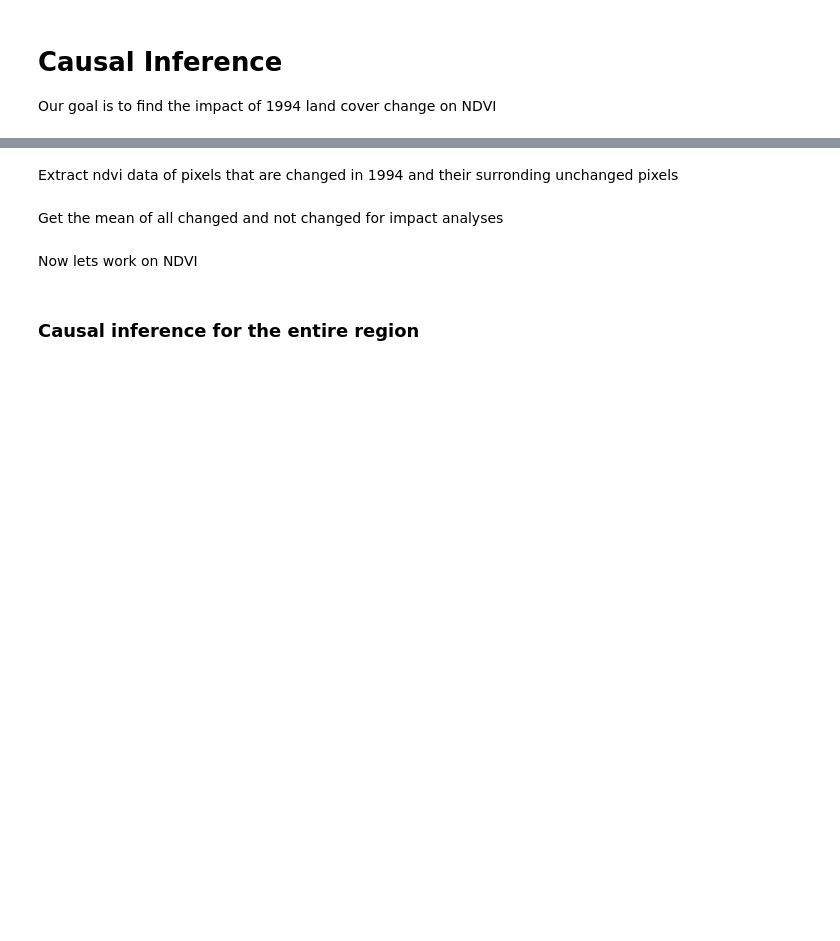
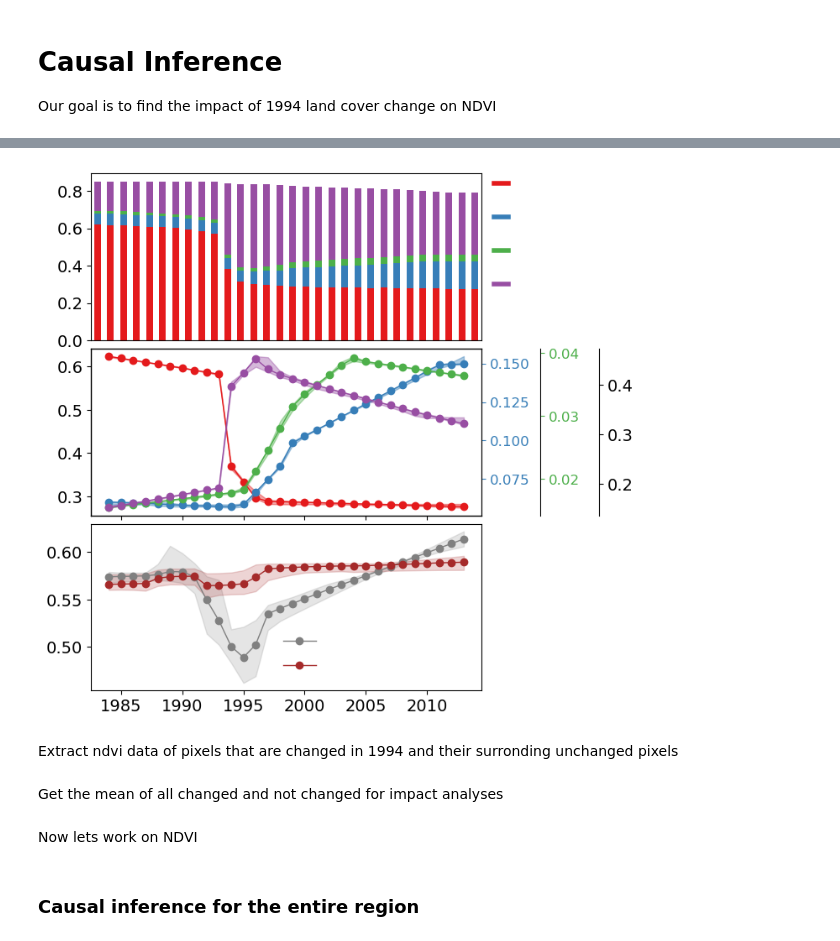
Before and after one commit to hamiddashti/greeness, a Jupyter notebook: codes/src/analyses_v4.ipynb, the cells around one changed output, grey strips where cells are left out. Drawn from its saved outputs; the diff is of its cells as text; code cells hidden in the pictures; blank space fills up the shorter version.

```diff
--- a/codes/src/analyses_v4.ipynb
+++ b/codes/src/analyses_v4.ipynb
@@ -635,3 +808,77 @@ rb.plot(ndvi_changed_1994_mean_rbeast)
+# %%
+Y_ndvi_changed_1994 = ndvi_changed_1994_mean_rbeast.trend.Y
+CI_ndvi_changed_1994 = ndvi_changed_1994_mean_rbeast.trend.CI
+
+Y_ndvi_not_changed_1994 = ndvi_not_changed_1994_mean_rbeast.trend.Y
+CI_ndvi_not_changed_1994 = ndvi_not_changed_1994_mean_rbeast.trend.CI
+ndvi_not_changed_1994_mean_rbeast.trend.slp
+
+Y_ef_changed_1994 = ef_changed_1994_mean_rbeast.trend.Y
+CI_ef_changed_1994 = ef_changed_1994_mean_rbeast.trend.CI
+
+Y_sh_changed_1994 = sh_changed_1994_mean_rbeast.trend.Y
+CI_sh_changed_1994 = sh_changed_1994_mean_rbeast.trend.CI
+
+Y_hb_changed_1994 = hb_changed_1994_mean_rbeast.trend.Y
+CI_hb_changed_1994 = hb_changed_1994_mean_rbeast.trend.CI
+
+Y_sparse_changed_1994 = sparse_changed_1994_mean_rbeast.trend.Y
+CI_sparse_changed_1994 = sparse_changed_1994_mean_rbeast.trend.CI
+# %%
+# Set default font size to 14
+plt.rcParams.update({"font.size": 14})
+
+# Set a distinct color palette
+color_palette = sns.color_palette("Set1", n_colors=4)
+
+names = ["Evergreen Forest", "Shrub", "Herbaceous", "Sparsely Vegetated"]
+
+lc_changed_1994_df.columns = names
+
+# Create subplots
+fig, ax = plt.subplots(3, 1, figsize=(6, 8), gridspec_kw={"wspace": 0.1, "hspace": 0.05})
+
+# Plotting subplots
+lc_changed_1994_df.plot(ax=ax[0], kind="bar", stacked=True, legend=False, title="", color=color_palette)
+ax[0].xaxis.set_tick_params(width=0)
+ax[0].legend(title="", bbox_to_anchor=(1, 1.05), loc="upper left", fontsize=12, handlelength=1.0, labelspacing=1.5, frameon=False)
+legend_colors = [plt.Line2D([0], [0], color=color, lw=4) for color in color_palette]
+legend_labels = [""] * len(legend_colors)
+# ax[0].set_ylabel("Percent cover")
+# Add custom legend to the plot
+ax[0].legend(legend_colors, legend_labels, title="", bbox_to_anchor=(1, 1.05), loc="upper left", fontsize=12, handlelength=1.0, labelspacing=1.5, frameon=False)
+
+ax[1].plot(t, Y_ef_changed_1994, color=color_palette[0], linewidth=1, marker='o')
+ax[1].fill_between(t, CI_ef_changed_1994[:, 0], CI_ef_changed_1994[:, 1], color=color_palette[0], alpha=0.4)
+
+ax01 = ax[1].twinx()
+ax01.plot(t, Y_sh_changed_1994, color=color_palette[1], linewidth=1, marker='o')
+ax01.fill_between(t, CI_sh_changed_1994[:, 0], CI_sh_changed_1994[:, 1], color=color_palette[1], alpha=0.4)
+ax01.tick_params(axis="both", which="major", labelsize=12,colors=color_palette[1])
+
+ax02 = ax[1].twinx()
+ax02.plot(t, Y_hb_changed_1994, color=color_palette[2], linewidth=1, marker='o')
+ax02.fill_between(t, CI_hb_changed_1994[:, 0], CI_hb_changed_1994[:, 1], color=color_palette[2], alpha=0.4)
+ax02.spines.right.set_position(("axes", 1.15))
+ax02.tick_params(axis="both", which="major", labelsize=12,colors=color_palette[2])
+
+ax03 = ax[1].twinx()
+ax03.plot(t, Y_sparse_changed_1994, color=color_palette[3], linewidth=1, marker='o')
+ax03.fill_between(t, CI_sparse_changed_1994[:, 0], CI_sparse_changed_1994[:, 1], color=color_palette[3], alpha=0.4)
+ax03.spines.right.set_position(("axes", 1.3))
+
+line1, = ax[2].plot(t, ndvi_changed_1994_mean_rbeast.trend.Y, color='gray', linewidth=1, marker='o',label="Disturbed")
+fill1 = ax[2].fill_between(t, CI_ndvi_changed_1994[:, 0], CI_ndvi_changed_1994[:, 1], color='gray', alpha=0.2)
+line2, = ax[2].plot(t, ndvi_not_changed_1994_mean_rbeast.trend.Y, color='brown', linewidth=1, marker='o',label="Not Disturbed")
+fill2 = ax[2].fill_between(t, CI_ndvi_not_changed_1994[:, 0], CI_ndvi_not_changed_1994[:, 1], color='brown', alpha=0.2)
+ax[2].legend(handles=[line1, line2], labels=['', ''],loc='lower center',bbox_to_anchor=(0.55, 0.01),frameon=False)
+
+
+# Align y-labels
+fig.align_ylabels()
+plt.savefig("../manuscript/figures/lc_ndvi_1994_changes.png", bbox_inches="tight", pad_inches=0.1)
+# %% [output]
+[figure, added]
 # %% [markdown]
 Extract ndvi data of pixels that are changed in 1994 and their surronding unchanged pixels
 # %%
```
Also changed, not shown: parts of 28 cells of this notebook, 1 other file.
